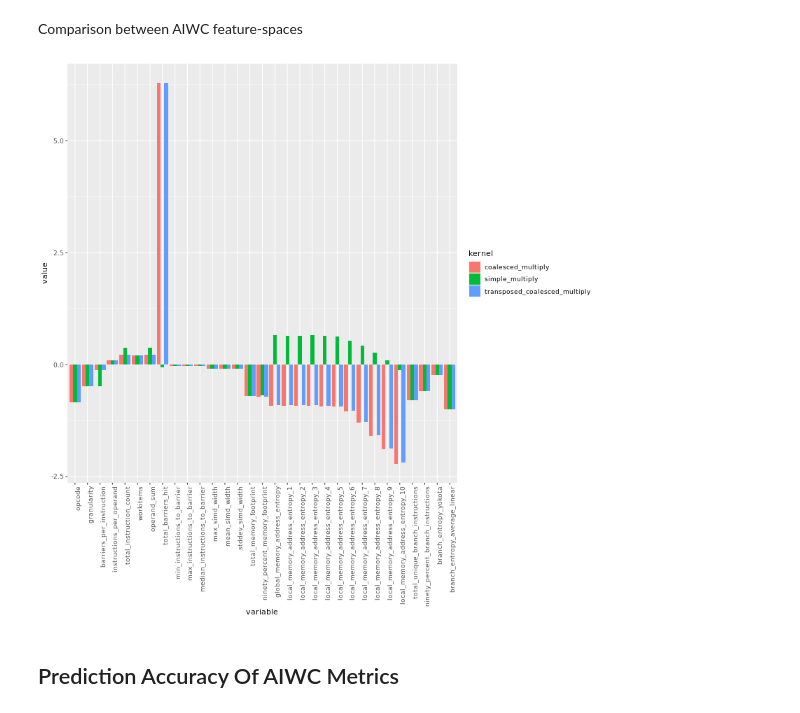
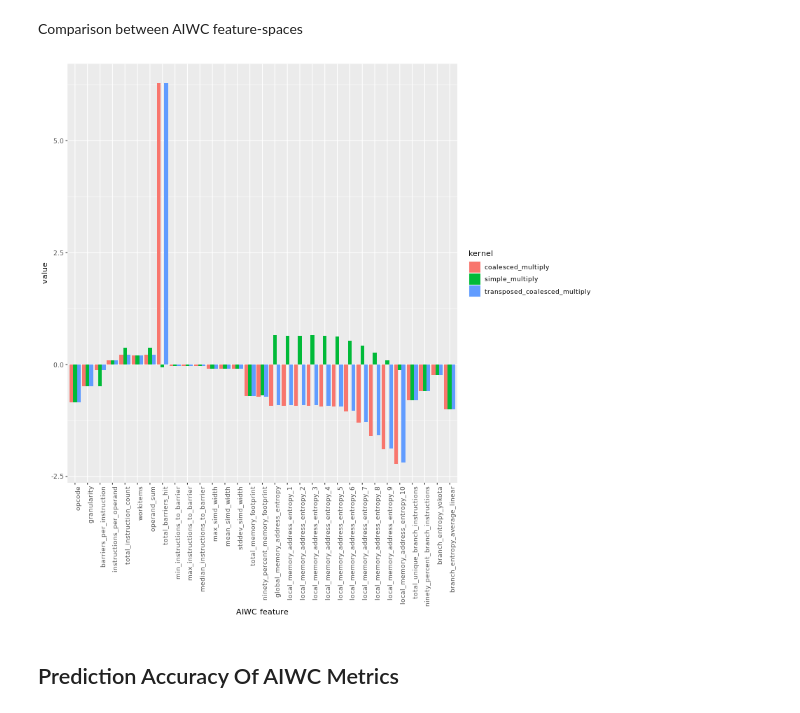
Before and after one commit to ANU-HPC/tuning-hints-with-aiwc, a Jupyter notebook: codes/Beau's Analysis.ipynb, the cells around one changed output. Cells and saved outputs as stored; diff of their text form; code cells hidden in the pictures.

Commit message:
renamed aiwc-feature comparison plot along the x axis

```diff
--- a/codes/Beau's Analysis.ipynb
+++ b/codes/Beau's Analysis.ipynb
@@ -177,19 +177,19 @@ Comparison between AIWC feature-spaces
 # %%
 %%R -i aiwc -w 800 -h 800 -u px
 
 library(ggplot2)
 library(reshape2)
 
 aiwc.of.interest <- subset(aiwc, application == "matrix_multiplication")
 aiwc.of.interest = subset(aiwc.of.interest, select = -size)
 aiwc.of.interest = subset(aiwc.of.interest, select = -invocation)
 aiwc.of.interest = subset(aiwc.of.interest, select = -application)
 
 melted = melt(aiwc.of.interest, id.var = 'kernel')
 ggplot(melted, aes(x = variable, y = value, fill = kernel)) + geom_bar(stat = "identity", position = 'dodge') +
-    theme(axis.text.x = element_text(angle = 90, hjust = 1))
+    scale_x_discrete(name = "AIWC feature") + theme(axis.text.x = element_text(angle = 90, hjust = 1))
 # %% [output]
-[figure, old version]
+[figure, new version]
 # %% [markdown]
 ## Prediction Accuracy Of AIWC Metrics
 # %% [markdown]
```
